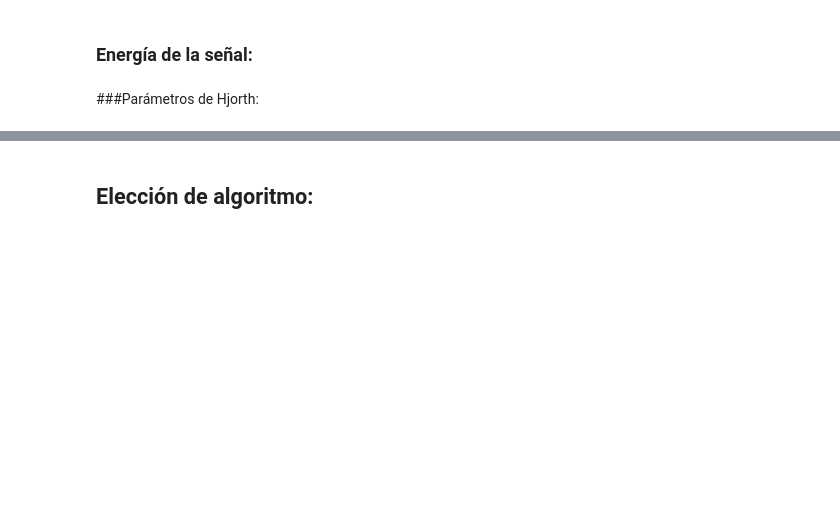
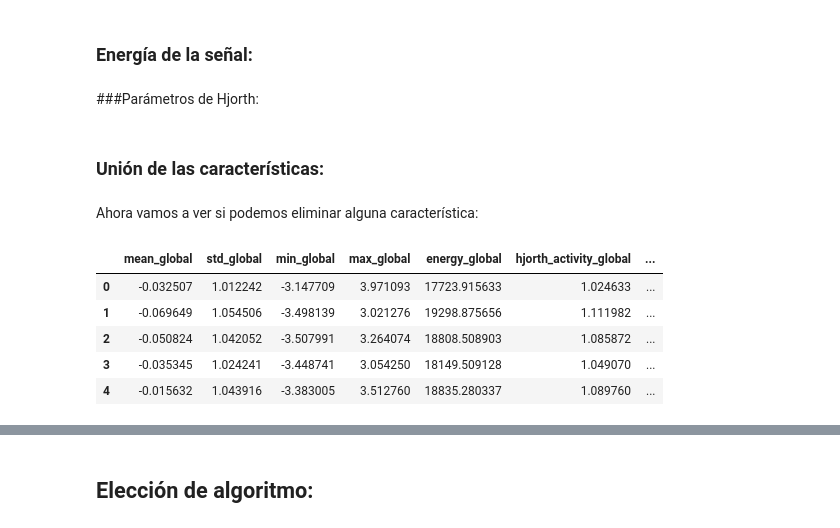
Before and after one commit to sandrabl03/Tecnicas-de-Aprendizaje-Automatico, a Jupyter notebook: trabajo_lab_2.ipynb, the cells around one changed output, grey strips where cells are left out. Drawn from its saved outputs; the diff is of its cells as text; code cells hidden in the pictures; blank space fills up the shorter version.

```diff
--- a/trabajo_lab_2.ipynb
+++ b/trabajo_lab_2.ipynb
@@ -249,2 +306,28 @@ print(normalized_df.head())
 # %% [markdown]
 ###Parámetros de Hjorth:
+# %%
+hjorth_features = []
+
+for ventana in ventanas_normalizadas:
+    signal = ventana.values.flatten()
+
+    first_deriv = np.diff(signal)
+    second_deriv = np.diff(first_deriv)
+
+    var_signal = np.var(signal)
+    var_diff = np.var(first_deriv)
+    var_diff2 = np.var(second_deriv)
+
+    activity = var_signal
+    mobility = np.sqrt(var_diff / var_signal) if var_signal != 0 else 0
+    complexity = (np.sqrt(var_diff2 / var_diff) / mobility) if var_diff != 0 and mobility != 0 else 0
+
+    hjorth_features.append({
+        'hjorth_activity_global': activity,
+        'hjorth_mobility_global': mobility,
+        'hjorth_complexity_global': complexity
+    })
+
+hjorth_df_global = pd.DataFrame(hjorth_features)
+# %% [markdown]
+### Unión de las características:
@@ -250,0 +345,11 @@ print(normalized_df.head())
+# %% [markdown]
+Ahora vamos a ver si podemos eliminar alguna característica:
+# %%
+global_features_df.head()
+# %% [output]
+|  | mean_global | std_global | min_global | max_global | energy_global | hjorth_activity_global | ... |
+| 0 | -0.032507 | 1.012242 | -3.147709 | 3.971093 | 17723.915633 | 1.024633 | ... |
+| 1 | -0.069649 | 1.054506 | -3.498139 | 3.021276 | 19298.875656 | 1.111982 | ... |
+| 2 | -0.050824 | 1.042052 | -3.507991 | 3.264074 | 18808.508903 | 1.085872 | ... |
+| 3 | -0.035345 | 1.024241 | -3.448741 | 3.054250 | 18149.509128 | 1.049070 | ... |
+| 4 | -0.015632 | 1.043916 | -3.383005 | 3.512760 | 18835.280337 | 1.089760 | ... |
```
Also changed, not shown: parts of 44 cells of this notebook.
